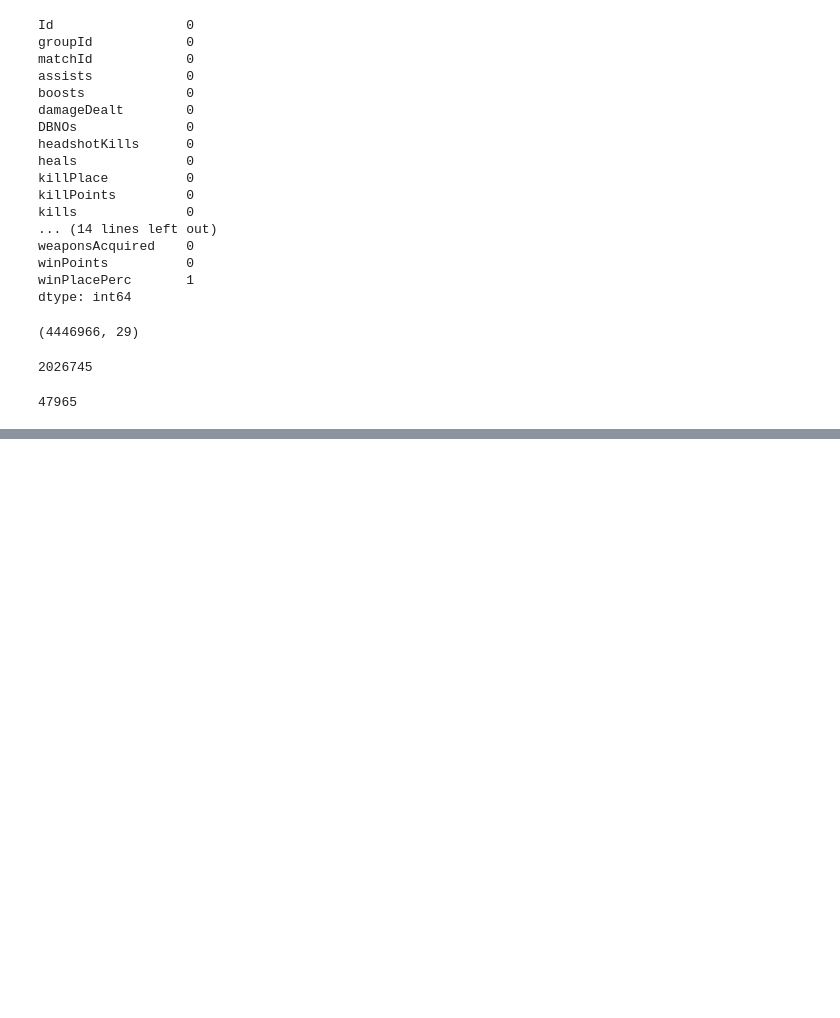
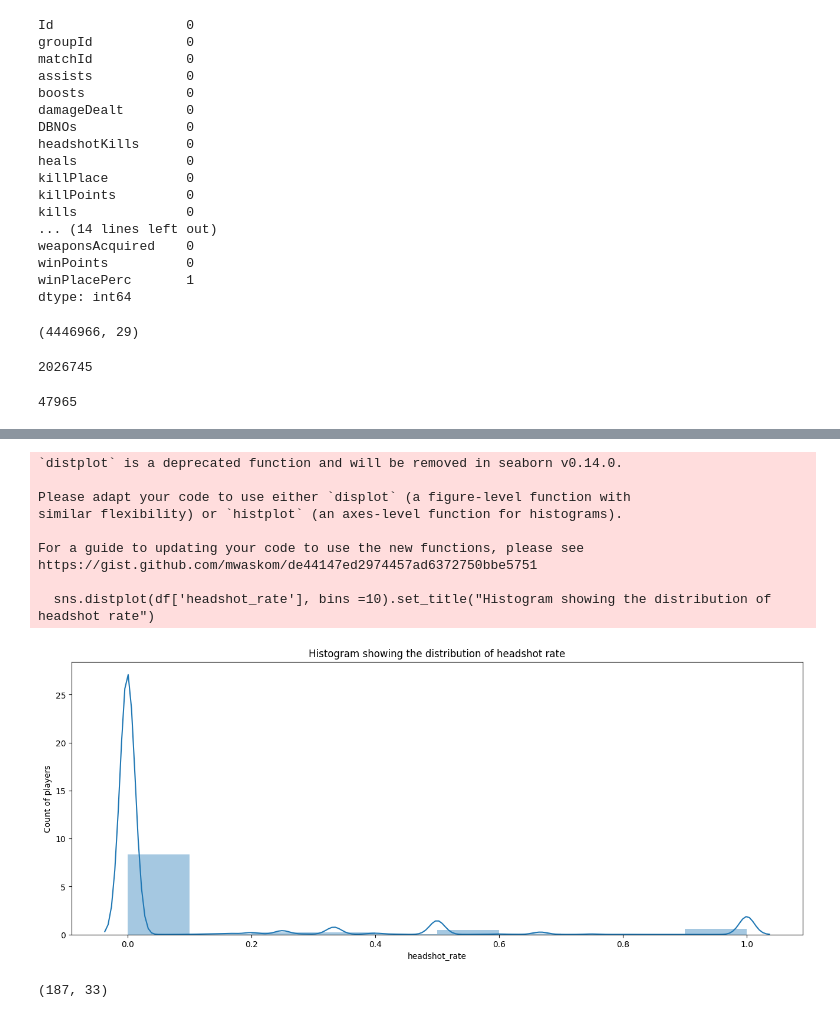
Before and after one commit to Anurag180203/Machine_Learning, a Jupyter notebook: PUBG_game_prediction/PUBG.ipynb, the cells around one changed output, grey strips where cells are left out. Cells and saved outputs as stored; diff of their text form; code cells hidden in the pictures; blank space fills up the shorter version.

```diff
--- a/PUBG_game_prediction/PUBG.ipynb
+++ b/PUBG_game_prediction/PUBG.ipynb
@@ -48,0 +155,2 @@ data.matchId.nunique()
+# %%
+df.drop(df[df['kills']>20].index, inplace=True)
@@ -48,0 +159,22 @@ data.matchId.nunique()
+# %%
+df['headshot_rate'] = df['headshotKills'] / df['kills']
+df['headshot_rate'] = df['headshot_rate'].fillna(0)
+# %%
+sns.distplot(df['headshot_rate'], bins =10).set_title("Histogram showing the distribution of headshot rate")
+plt.ylabel("Count of players")
+plt.show()
+# %% [output]
+`distplot` is a deprecated function and will be removed in seaborn v0.14.0.
+
+Please adapt your code to use either `displot` (a figure-level function with
+similar flexibility) or `histplot` (an axes-level function for histograms).
+
+For a guide to updating your code to use the new functions, please see
+https://gist.github.com/mwaskom/de44147ed2974457ad6372750bbe5751
+
+  sns.distplot(df['headshot_rate'], bins =10).set_title("Histogram showing the distribution of headshot rate")
+[figure, added]
+# %%
+df[(df['headshot_rate'] == 1) & (df['kills'] > 5)].shape
+# %% [output]
+(187, 33)
```
Also changed, not shown: parts of 42 cells of this notebook, 6 other files.
